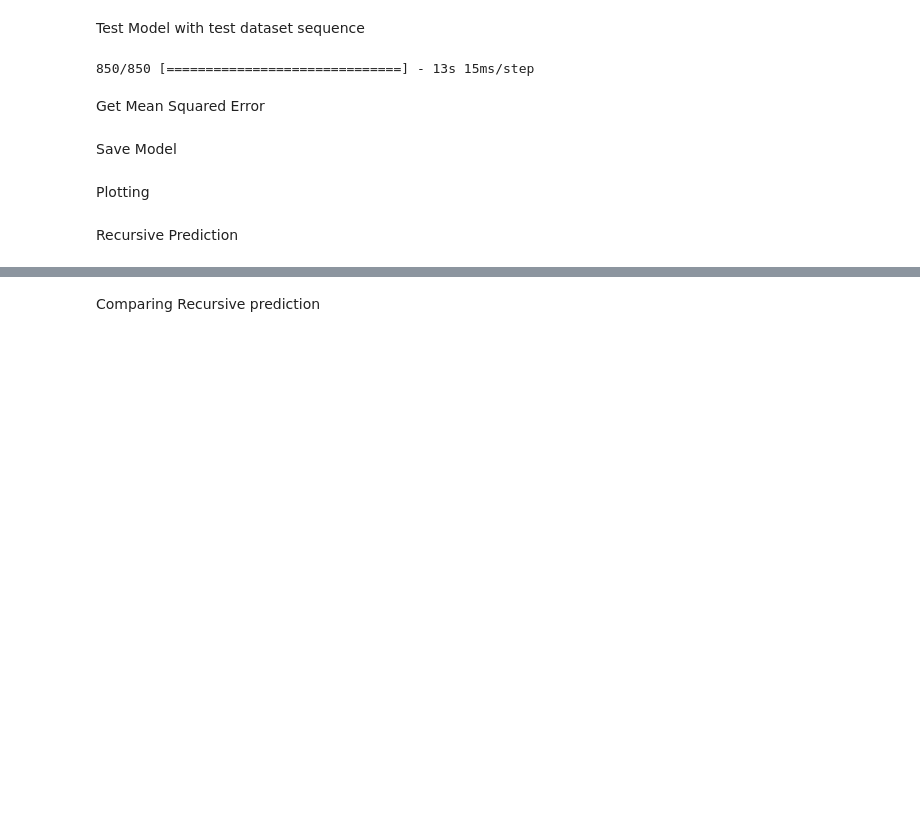
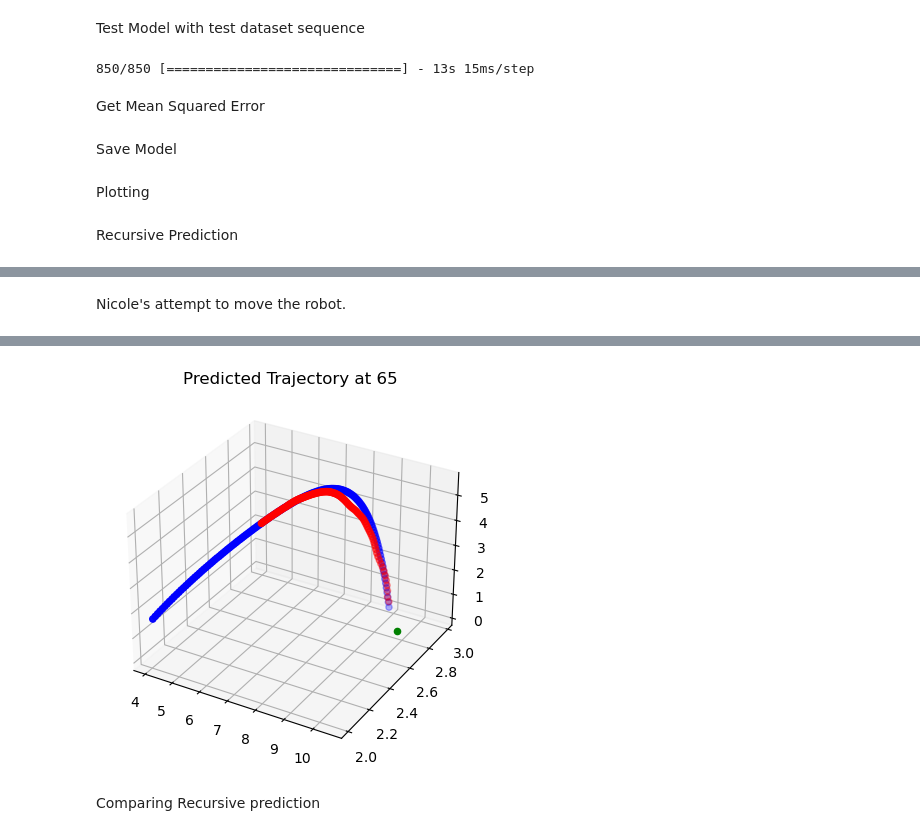
Before and after one commit to xunthongkkkkkk/DataAnalytics3005, a Jupyter notebook: LSTM predictor/LSTM_Predictor.ipynb, the cells around one changed output, grey strips where cells are left out. Drawn from its saved outputs; the diff is of its cells as text; code cells hidden in the pictures; blank space fills up the shorter version.

Commit message:
Update LSTM_Predictor.ipynb
convert frame to gif working. The robot not moving yet, found the formula but haven't implement it (link of formula in file)

```diff
--- a/LSTM predictor/LSTM_Predictor.ipynb
+++ b/LSTM predictor/LSTM_Predictor.ipynb
@@ -238,0 +369,61 @@ predictTrajectory(65,417)
+# %% [markdown]
+Nicole's attempt to move the robot.
+# %%
+import matplotlib.animation as animation
+from matplotlib.animation import PillowWriter
+import imageio
+
+def predictTrajectory(startIndex, shotid):
+    testinput = []
+
+    testinput.append(data.loc[data['SHOT_ID'] == shotid][['X', 'Y', 'Z']].values)
+    count = len(testinput[0])
+    print(count)
+    robotPostion = [10.5,2.59,1.1] #position where robot start, middle of robot service area, z = 1.1 for now
+    global frames
+    frames = []  # List to store animation frames
+
+    fig = plt.figure()
+    ax = fig.add_subplot(111, projection='3d')
+    ax.set_xlabel('X')
+    ax.set_ylabel('Y')
+    ax.set_zlabel('Z')
+
+    for i in range(startIndex, count):
+        testinput = np.array(testinput)
+        testdata = [testinput[0, :][i - 15:i]]
+        testdata = np.array(testdata)
+        trajectory = recurcivePredict(testdata, testdata)
+
+        #check where robot should move
+        arr = trajectory[0, :, 2]
+        x=np.where((arr<=1.3) & (arr>=1.0)) # max height = height+0.1, min height= 3/4 of racket's "web" (120-(28*0.75)
+        predictedshot = trajectory[0][x] # the point that robot should move toward
+        #should be this formula https://math.stackexchange.com/questions/2384610/get-point-on-circumference-of-circle-in-line
+
+        ax.cla()  # Clear the axis at each iteration
+        ax.set_title(f"Predicted Trajectory at {i}")
+        ax.scatter(testinput[0, :, 0], testinput[0, :, 1], testinput[0, :, 2], color='b', label='Actual')
+        ax.scatter(trajectory[0, :, 0], trajectory[0, :, 1], trajectory[0, :, 2], color='r', label='Predicted')
+        #plot robot
+        #make robot a flat circle, https://stackoverflow.com/questions/56870675/how-to-do-a-3d-circle-in-matplotlib
+        # with no fill in the circle
+        ax.scatter(robotPostion[0], robotPostion[1], robotPostion[2], color='g', label='robot')
+
+        # Save the current figure as an image
+        fig.savefig(f"frame_{i}.png")
+        # Append the image filename to the frames list
+        frames.append(f"frame_{i}.png")
+
+        #time.sleep(5)
+        if(i==65): #change break value as needed
+              break
+
+
+predictTrajectory(65, 417)
+# Create the GIF animation using the frames
+# with imageio.get_writer("animation.gif", mode='I', duration=1) as writer:
+#     for filename in frames:
+#         image = imageio.imread(filename)
+#         writer.append_data(image)
+# %% [output]
@@ -239,3 +447,4 @@ predictTrajectory(65,417)
+[figure, added]
 # %% [markdown]
 Comparing Recursive prediction
 # %%
```
Also changed, not shown: parts of 6 cells of this notebook.
